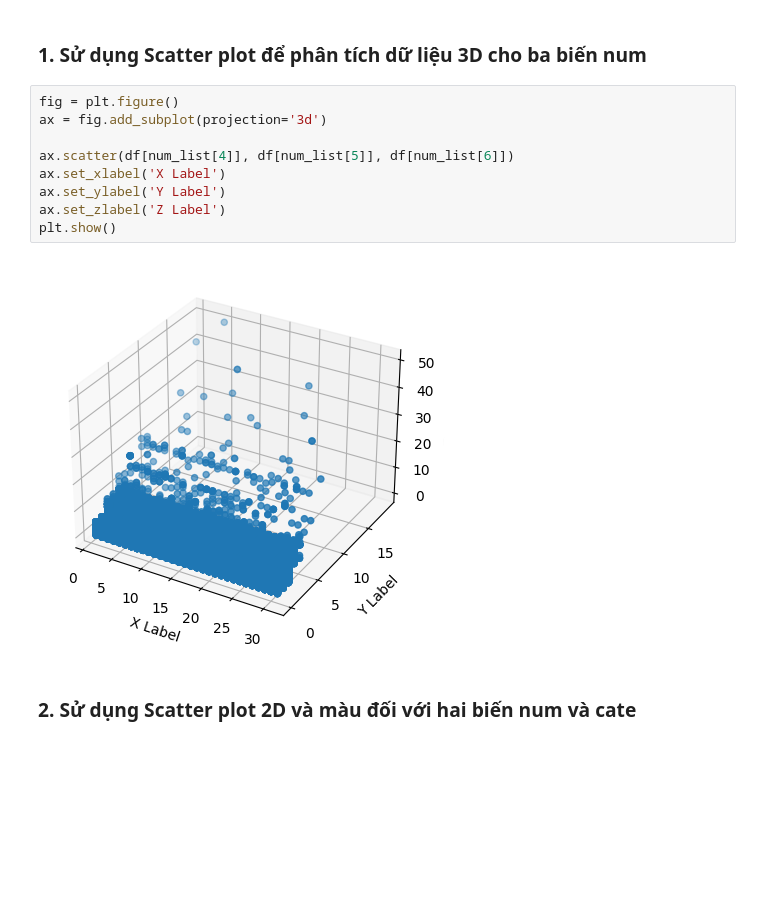
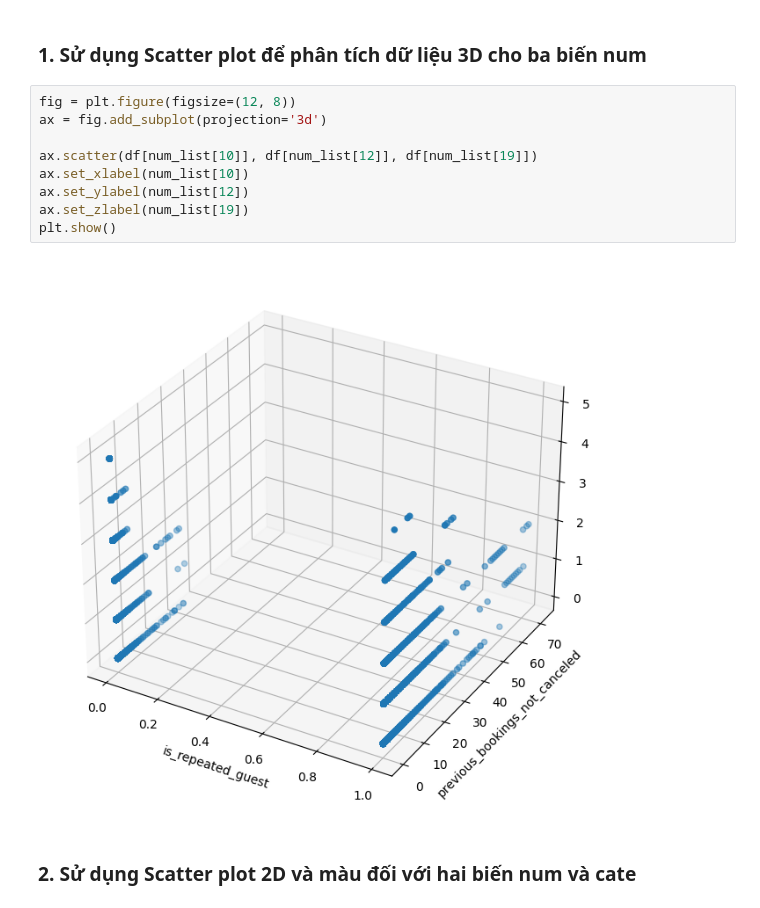
Before and after one commit to faithdanghuy/DataVis-Project, a Jupyter notebook: Source/HotelBooking.ipynb, the cells around one changed output. Cells and saved outputs as stored; diff of their text form; blank space fills up the shorter version.

```diff
--- a/Source/HotelBooking.ipynb
+++ b/Source/HotelBooking.ipynb
@@ -413,16 +427,16 @@ df.groupby([cate_list[0], cate_list[10]]).agg({cate_list[10]: 'count'})/len(df)*
 # %% [markdown]
 ### **1. Sử dụng Scatter plot để phân tích dữ liệu 3D cho ba biến num** <a class="anchor" id="c41"></a>
 # %%
-fig = plt.figure()
+fig = plt.figure(figsize=(12, 8))
 ax = fig.add_subplot(projection='3d')
 
-ax.scatter(df[num_list[4]], df[num_list[5]], df[num_list[6]])
-ax.set_xlabel('X Label')
-ax.set_ylabel('Y Label')
-ax.set_zlabel('Z Label')
+ax.scatter(df[num_list[10]], df[num_list[12]], df[num_list[19]])
+ax.set_xlabel(num_list[10])
+ax.set_ylabel(num_list[12])
+ax.set_zlabel(num_list[19])
 plt.show()
 # %% [output]
-[figure, old version]
+[figure, new version]
 # %% [markdown]
 ### **2. Sử dụng Scatter plot 2D và màu đối với hai biến num và cate** <a class="anchor" id="c42"></a>
 # %%
```
Also changed, not shown: parts of 9 cells of this notebook, 1 other file.
